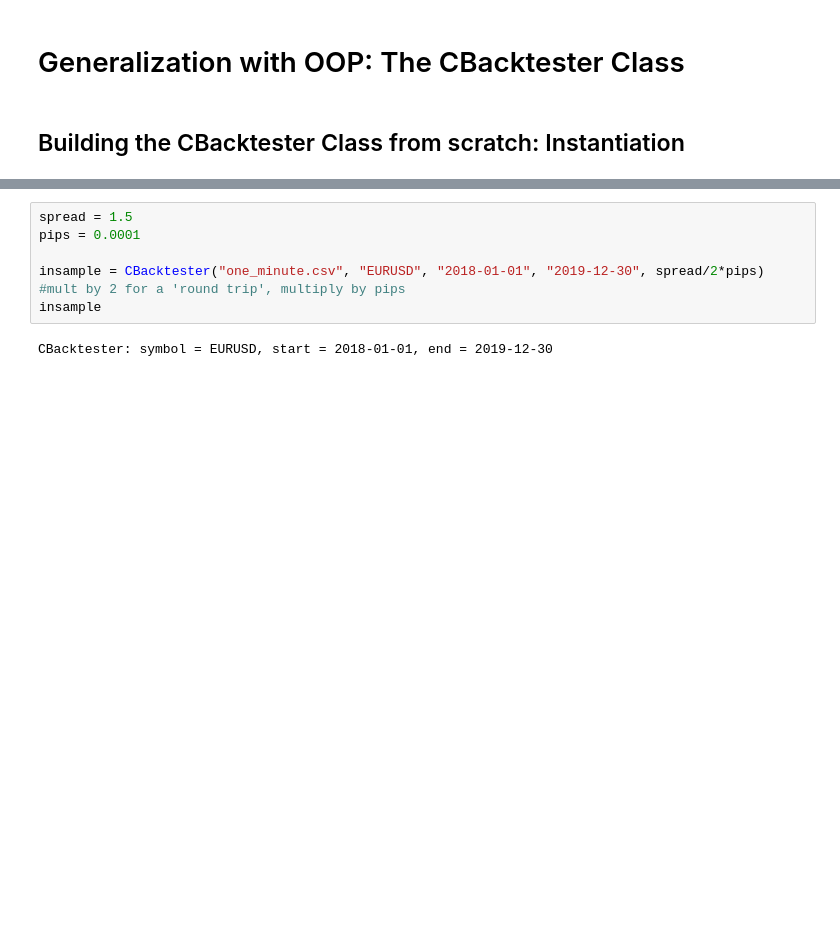
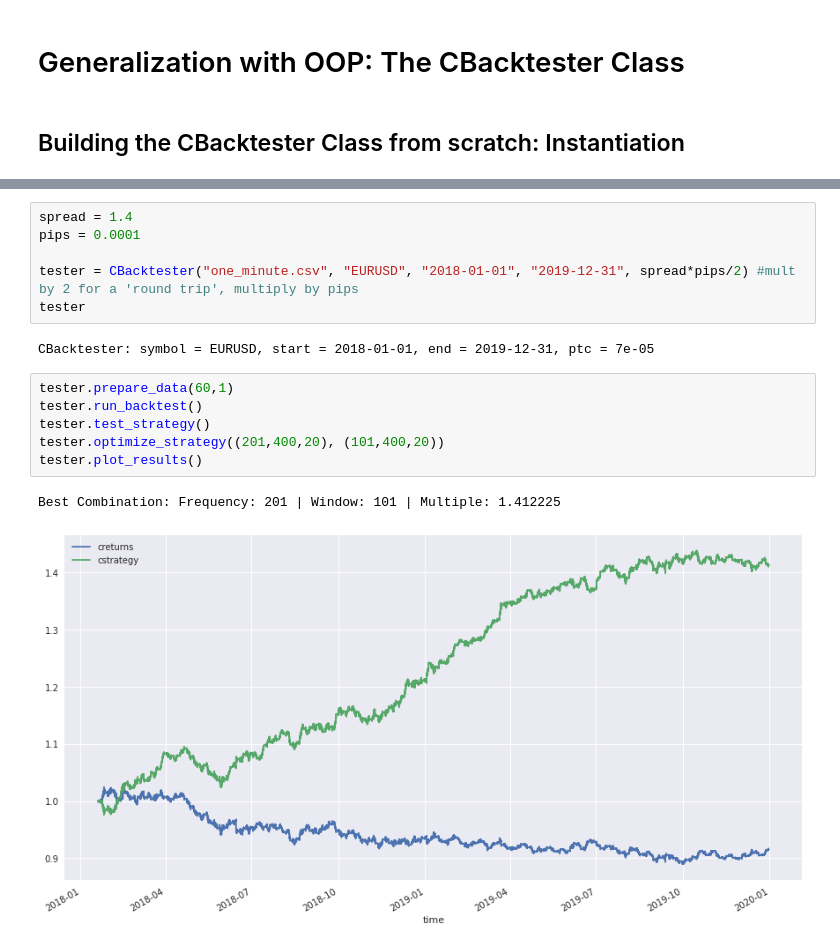
Before and after one commit to pianofreq/hagmann-perf-opt-course, a Jupyter notebook: PerfOptCourse/Section_1/CBacktester-RTM.ipynb, the cells around one changed output, grey strips where cells are left out. Cells and saved outputs as stored; diff of their text form; blank space fills up the shorter version.

Commit message:
sync CBacktester up to lesson 115 (v.4.1)

```diff
--- a/PerfOptCourse/Section_1/CBacktester-RTM.ipynb
+++ b/PerfOptCourse/Section_1/CBacktester-RTM.ipynb
@@ -111,10 +181,19 @@ class CBacktester():
         else:
             return series.mean() / series.var()
 # %%
-spread = 1.5
+spread = 1.4
 pips = 0.0001
 
-insample = CBacktester("one_minute.csv", "EURUSD", "2018-01-01", "2019-12-30", spread/2*pips) #mult by 2 for a 'round trip', multiply by pips
-insample
+tester = CBacktester("one_minute.csv", "EURUSD", "2018-01-01", "2019-12-31", spread*pips/2) #mult by 2 for a 'round trip', multiply by pips
+tester
 # %% [output]
-CBacktester: symbol = EURUSD, start = 2018-01-01, end = 2019-12-30
+CBacktester: symbol = EURUSD, start = 2018-01-01, end = 2019-12-31, ptc = 7e-05
+# %%
+tester.prepare_data(60,1)
+tester.run_backtest()
+tester.test_strategy()
+tester.optimize_strategy((201,400,20), (101,400,20))
+tester.plot_results()
+# %% [output]
+Best Combination: Frequency: 201 | Window: 101 | Multiple: 1.412225
+[figure, added]
```
Also changed, not shown: parts of 4 cells of this notebook.
